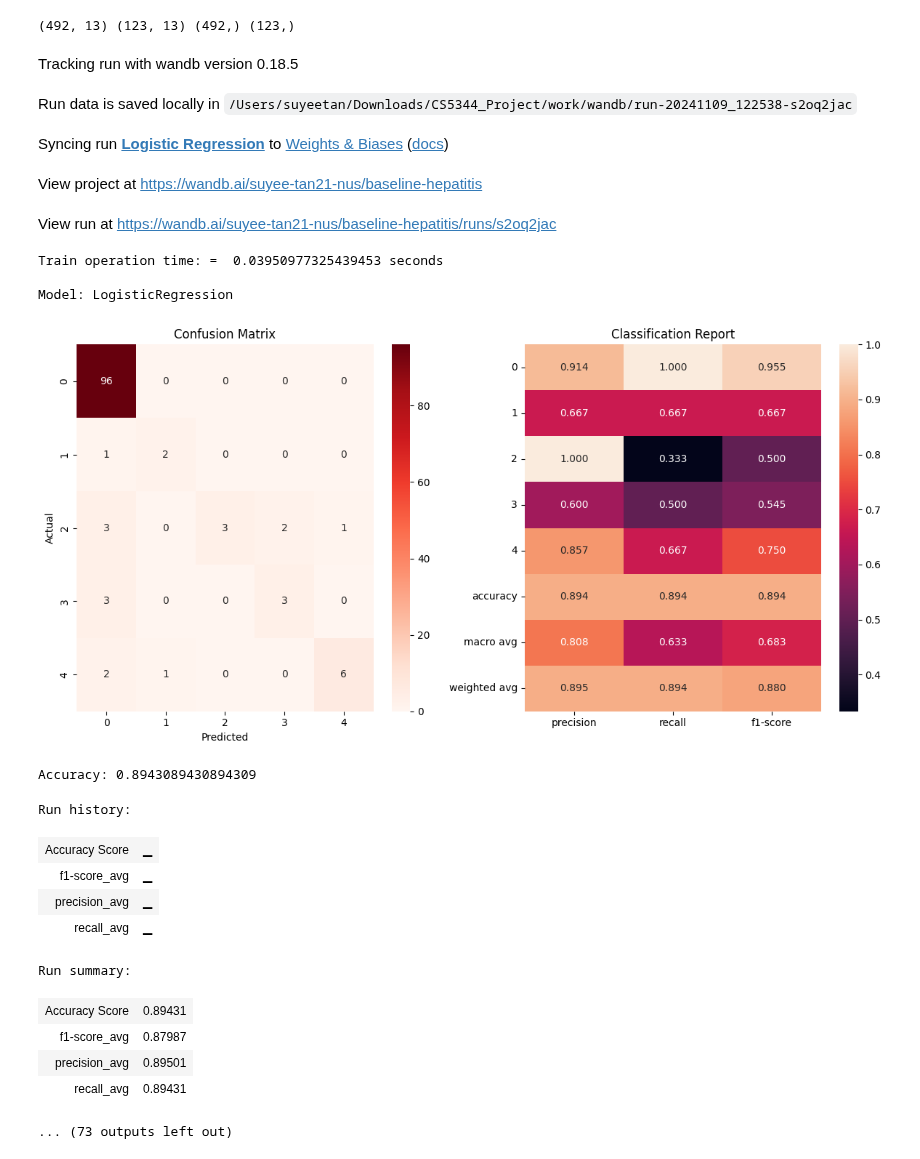
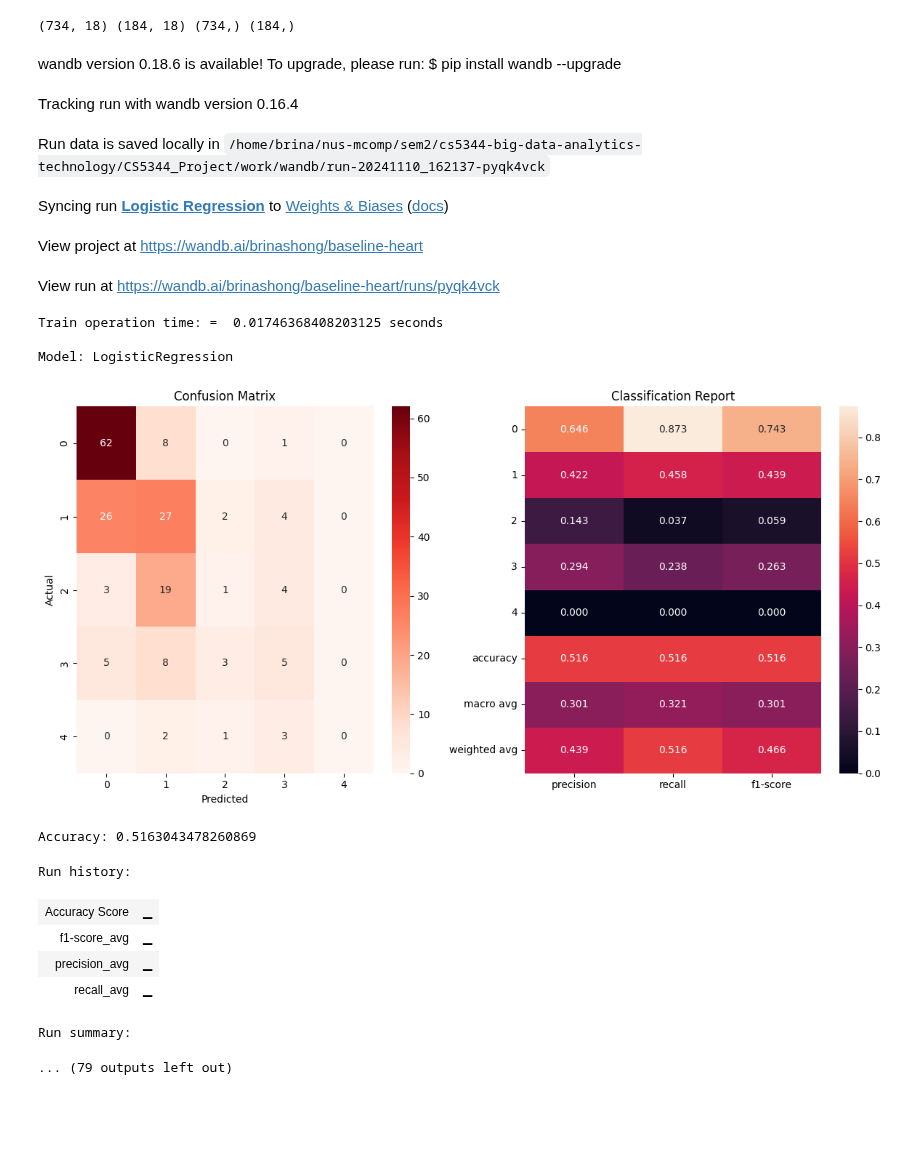
Before and after one commit to brinashong/CS5344_Project, a Jupyter notebook: work/baseline-wandb.ipynb, the cells around one changed output. Saved outputs shown, nothing was run; the diff lists cells and outputs as text; code cells hidden in the pictures; blank space fills up the shorter version.

```diff
--- a/work/baseline-wandb.ipynb
+++ b/work/baseline-wandb.ipynb
@@ -56,8 +57,8 @@ models = {
 # project_name = "cirrhosis"
 # project_name = "botnet"
 # project_name = "ctu13"
-# project_name = "heart"
-project_name = "hepatitis"
+project_name = "heart"
+# project_name = "hepatitis"
 # %%
 if project_name == "covertype":
     %run datasets/covertype.ipynb
@@ -139,7 +135,7 @@ y_df = all_df[TARGET_COLUMN]
 X_train_df, X_test_df, y_train_df, y_test_df = train_test_split(X_df, y_df, test_size=0.2, random_state=42)
 print(X_train_df.shape, X_test_df.shape, y_train_df.shape, y_test_df.shape)
 # %% [output]
-(492, 13) (123, 13) (492,) (123,)
+(734, 18) (184, 18) (734,) (184,)
 # %%
 # Fit and transform the numeric columns
 scaler, X_train_scaled_df = common.standardise(X_train_df, NUMERICAL_COLUMNS)
@@ -149,39 +145,36 @@ scaler, X_test_scaled_df = common.standardise(X_test_df, NUMERICAL_COLUMNS, scal
 # %%
 # Loop through models and evaluate each one
 project_name = "baseline-" + project_name
 seconds = time.time()
 for model_name, model in models.items():
     wandb.init(project=project_name, name=model_name)
 
     # For SVM and Logistic Regression, use scaled data
-    if model_name in ["Logistic Regression", "Support Vector Machine (SVM)"]:
+    if model_name in ["Logistic Regression", "Support Vector Machine (SVM)", "K-Nearest Neighbors"]:
         evaluate_model(model, X_train_scaled_df, y_train_df, X_test_scaled_df, y_test_df)
     else:
         evaluate_model(model, X_train_df, y_train_df, X_test_df, y_test_df)
 
     wandb.finish()
 print("Total operation time: = ", time.time() - seconds, "seconds")
 # %% [output]
-Tracking run with wandb version 0.18.5
+wandb version 0.18.6 is available! To upgrade, please run: $ pip install wandb --upgrade
-Run data is saved locally in /Users/suyeetan/Downloads/CS5344_Project/work/wandb/run-20241109_122538-s2oq2jac
+Tracking run with wandb version 0.16.4
-Syncing run Logistic Regression to Weights & Biases (docs)
+Run data is saved locally in /home/brina/nus-mcomp/sem2/cs5344-big-data-analytics-technology/CS5344_Project/work/wandb/run-20241110_162137-pyqk4vck
-View project at https://wandb.ai/suyee-tan21-nus/baseline-hepatitis
+Syncing run Logistic Regression to Weights & Biases (docs)
-View run at https://wandb.ai/suyee-tan21-nus/baseline-hepatitis/runs/s2oq2jac
+View project at https://wandb.ai/brinashong/baseline-heart
+View run at https://wandb.ai/brinashong/baseline-heart/runs/pyqk4vck
-Train operation time: =  0.03950977325439453 seconds
+Train operation time: =  0.01746368408203125 seconds
 
 Model: LogisticRegression
-[figure, old version]
+[figure, new version]
-Accuracy: 0.8943089430894309
+Accuracy: 0.5163043478260869
 Run history:
 | Accuracy Score | ▁ |
 | f1-score_avg | ▁ |
 | precision_avg | ▁ |
 | recall_avg | ▁ |
 Run summary:
-| Accuracy Score | 0.89431 |
-| f1-score_avg | 0.87987 |
-| precision_avg | 0.89501 |
-| recall_avg | 0.89431 |
-... (73 outputs left out)
+... (79 outputs left out)
 # %%
 wandb.finish()
```
Also changed, not shown: parts of 4 cells of this notebook.
